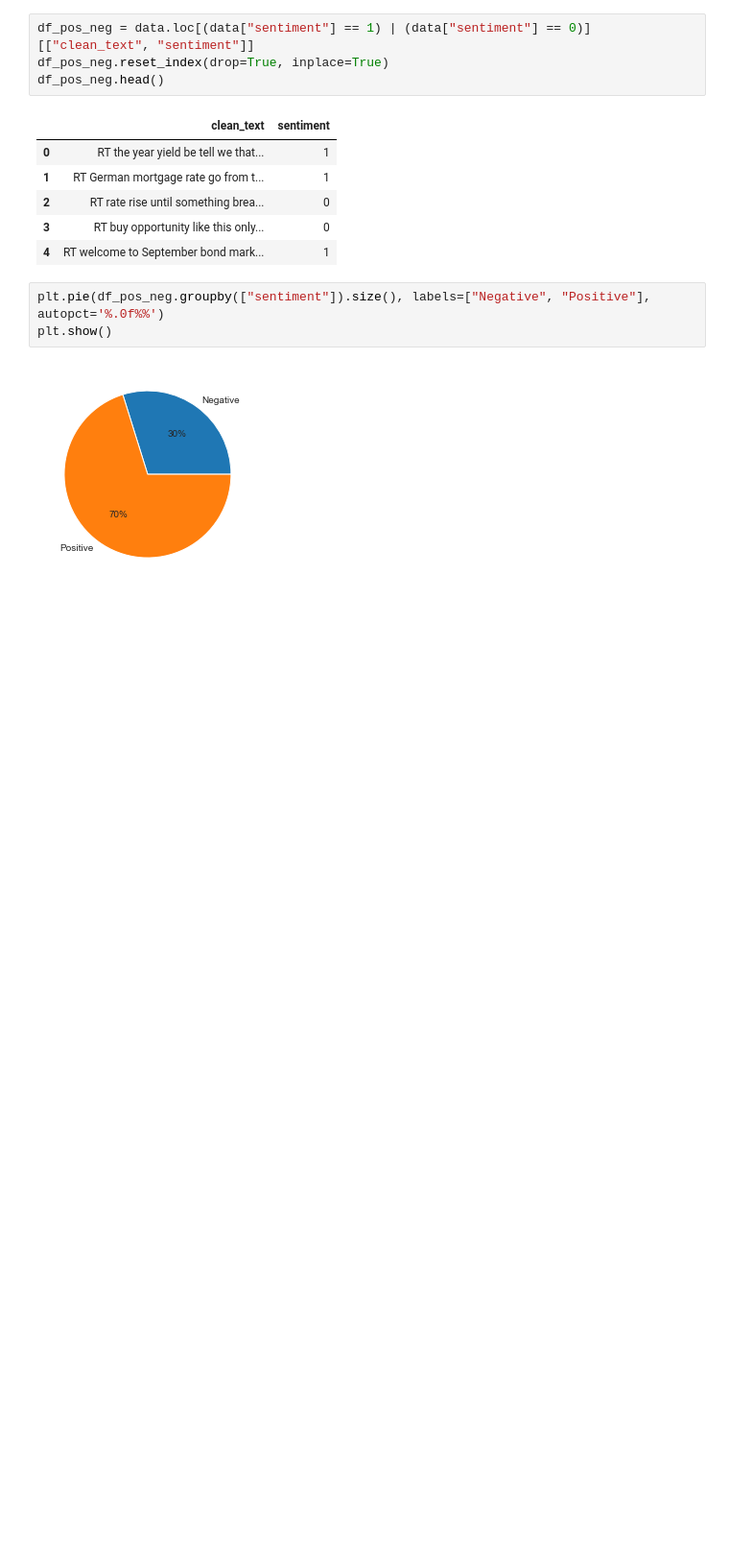
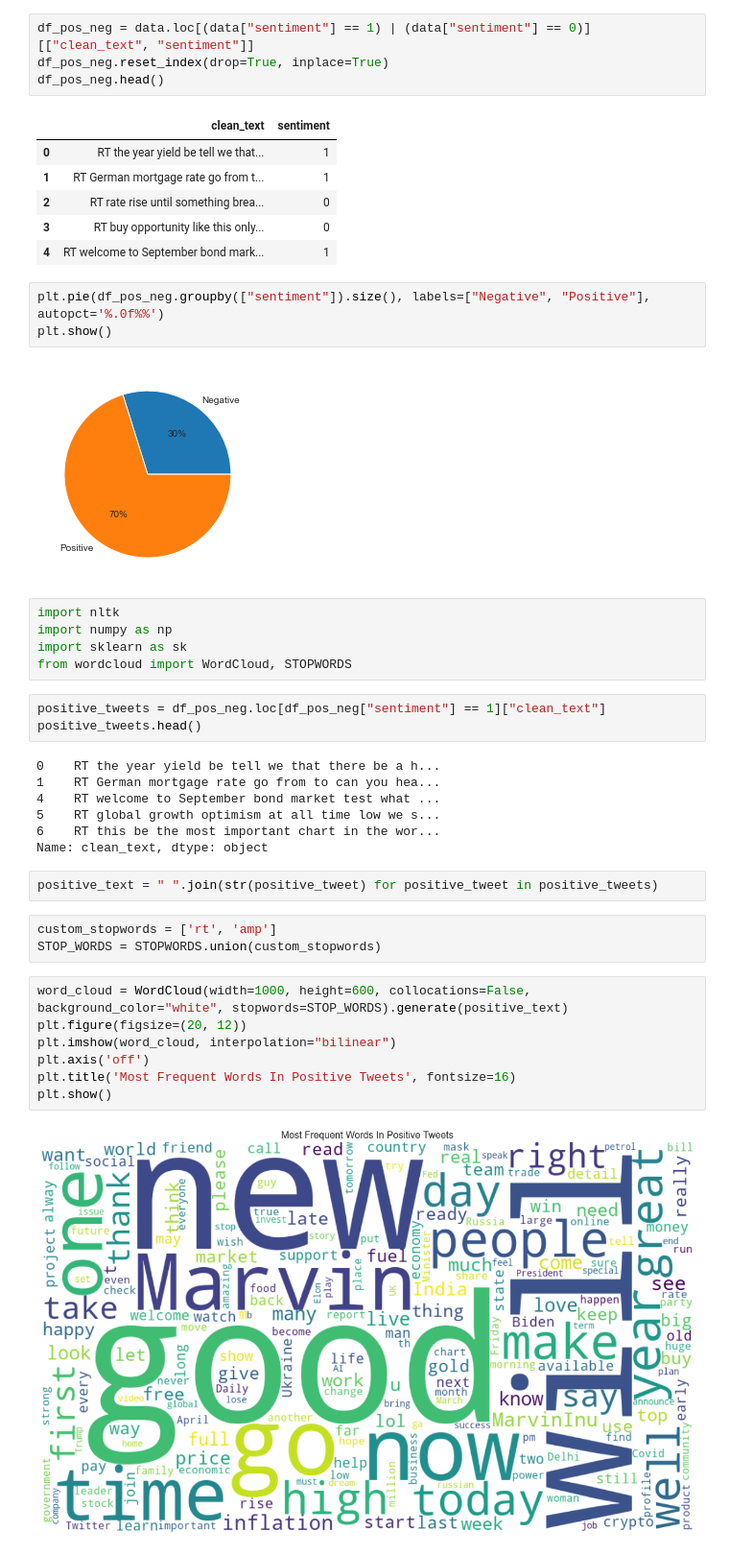
Before and after one commit to DiyeMark/Twitter-Data-Analysis, a Jupyter notebook: notebooks/visualization.ipynb, the cells around one changed output. Shown: that part at 96% size. Cells and saved outputs as stored; diff of their text form; blank space fills up the shorter version.

Commit message:
update: more visualization added

```diff
--- a/notebooks/visualization.ipynb
+++ b/notebooks/visualization.ipynb
@@ -71,3 +70,32 @@ plt.pie(df_pos_neg.groupby(["sentiment"]).size(), labels=["Negative", "Positive"
 plt.show()
 # %% [output]
 [figure]
+# %%
+import nltk
+import numpy as np
+import sklearn as sk
+from wordcloud import WordCloud, STOPWORDS
+# %%
+positive_tweets = df_pos_neg.loc[df_pos_neg["sentiment"] == 1]["clean_text"]
+positive_tweets.head()
+# %% [output]
+0    RT the year yield be tell we that there be a h...
+1    RT German mortgage rate go from to can you hea...
+4    RT welcome to September bond market test what ...
+5    RT global growth optimism at all time low we s...
+6    RT this be the most important chart in the wor...
+Name: clean_text, dtype: object
+# %%
+positive_text = " ".join(str(positive_tweet) for positive_tweet in positive_tweets)
+# %%
+custom_stopwords = ['rt', 'amp']
+STOP_WORDS = STOPWORDS.union(custom_stopwords)
+# %%
+word_cloud = WordCloud(width=1000, height=600, collocations=False, background_color="white", stopwords=STOP_WORDS).generate(positive_text)
+plt.figure(figsize=(20, 12))
+plt.imshow(word_cloud, interpolation="bilinear")
+plt.axis('off')
+plt.title('Most Frequent Words In Positive Tweets', fontsize=16)
+plt.show()
+# %% [output]
+[figure, added]
```
Also changed, not shown: parts of 2 cells of this notebook, 1 other file.
